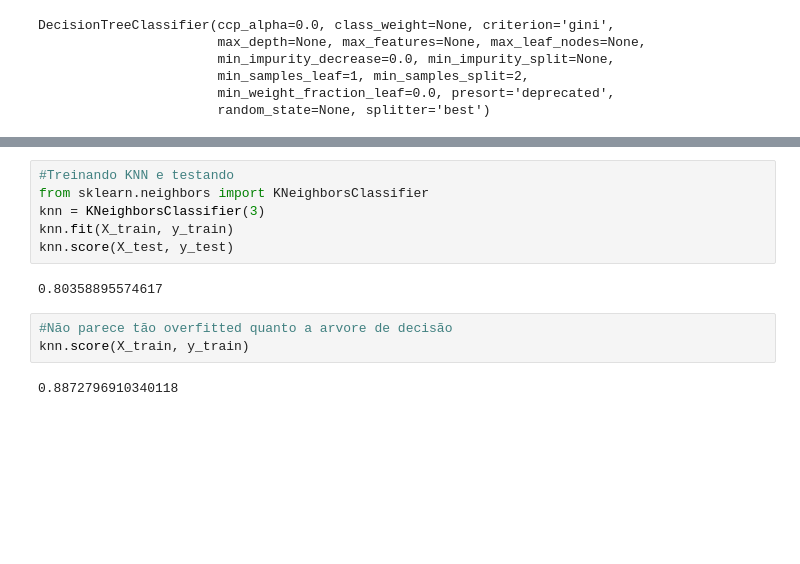
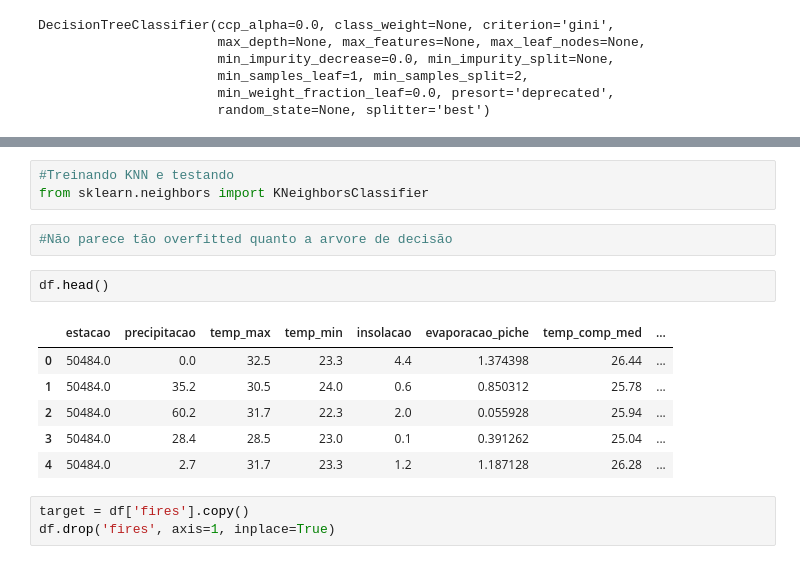
Before and after one commit to dinizvt/visagio-queimadas, a Jupyter notebook: visagio01.ipynb, the cells around one changed output, grey strips where cells are left out. Drawn from its saved outputs; the diff is of its cells as text; blank space fills up the shorter version.

```diff
--- a/visagio01.ipynb
+++ b/visagio01.ipynb
@@ -129,13 +104,17 @@ tree.score(X_test, y_test)
 # %%
 #Treinando KNN e testando
 from sklearn.neighbors import KNeighborsClassifier
-knn = KNeighborsClassifier(3)
-knn.fit(X_train, y_train)
-knn.score(X_test, y_test)
-# %% [output]
-0.80358895574617
 # %%
 #Não parece tão overfitted quanto a arvore de decisão
-knn.score(X_train, y_train)
-# %% [output]
-0.8872796910340118
+# %%
+df.head()
+# %% [output]
+|  | estacao | precipitacao | temp_max | temp_min | insolacao | evaporacao_piche | temp_comp_med | ... |
+| 0 | 50484.0 | 0.0 | 32.5 | 23.3 | 4.4 | 1.374398 | 26.44 | ... |
+| 1 | 50484.0 | 35.2 | 30.5 | 24.0 | 0.6 | 0.850312 | 25.78 | ... |
+| 2 | 50484.0 | 60.2 | 31.7 | 22.3 | 2.0 | 0.055928 | 25.94 | ... |
+| 3 | 50484.0 | 28.4 | 28.5 | 23.0 | 0.1 | 0.391262 | 25.04 | ... |
+| 4 | 50484.0 | 2.7 | 31.7 | 23.3 | 1.2 | 1.187128 | 26.28 | ... |
+# %%
+target = df['fires'].copy()
+df.drop('fires', axis=1, inplace=True)
```
Also changed, not shown: parts of 17 cells of this notebook, 1 other file.
